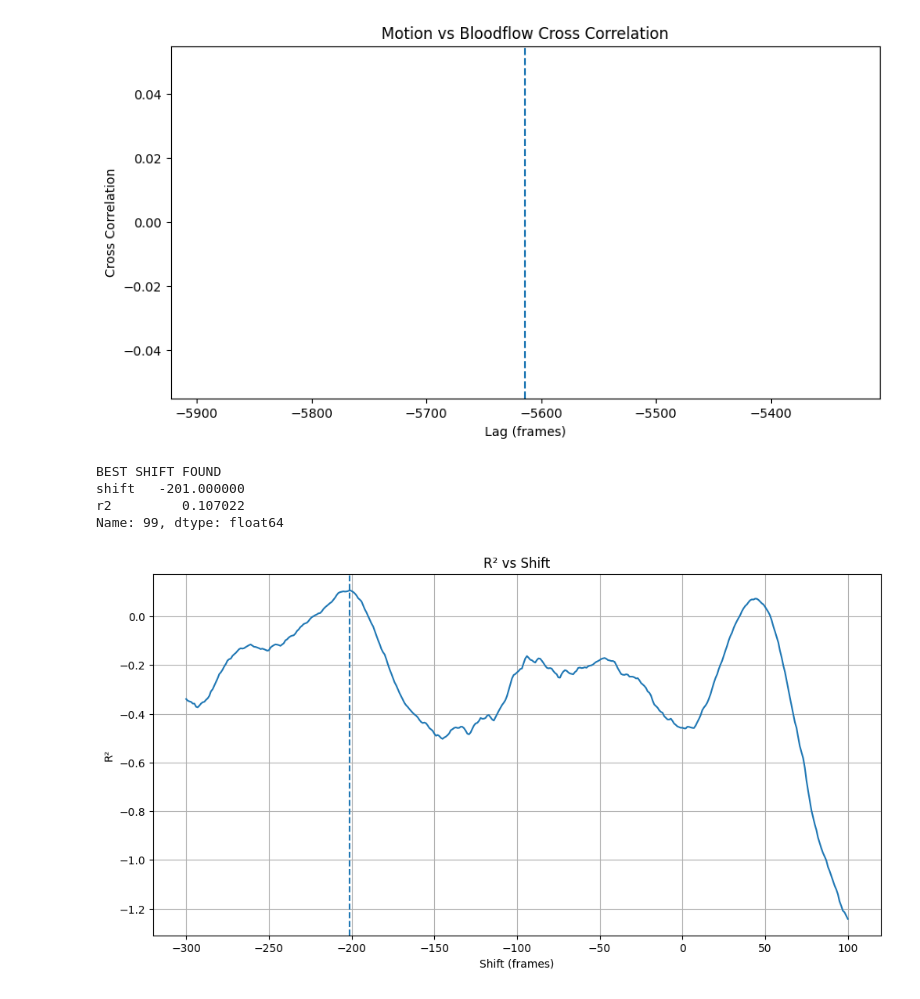
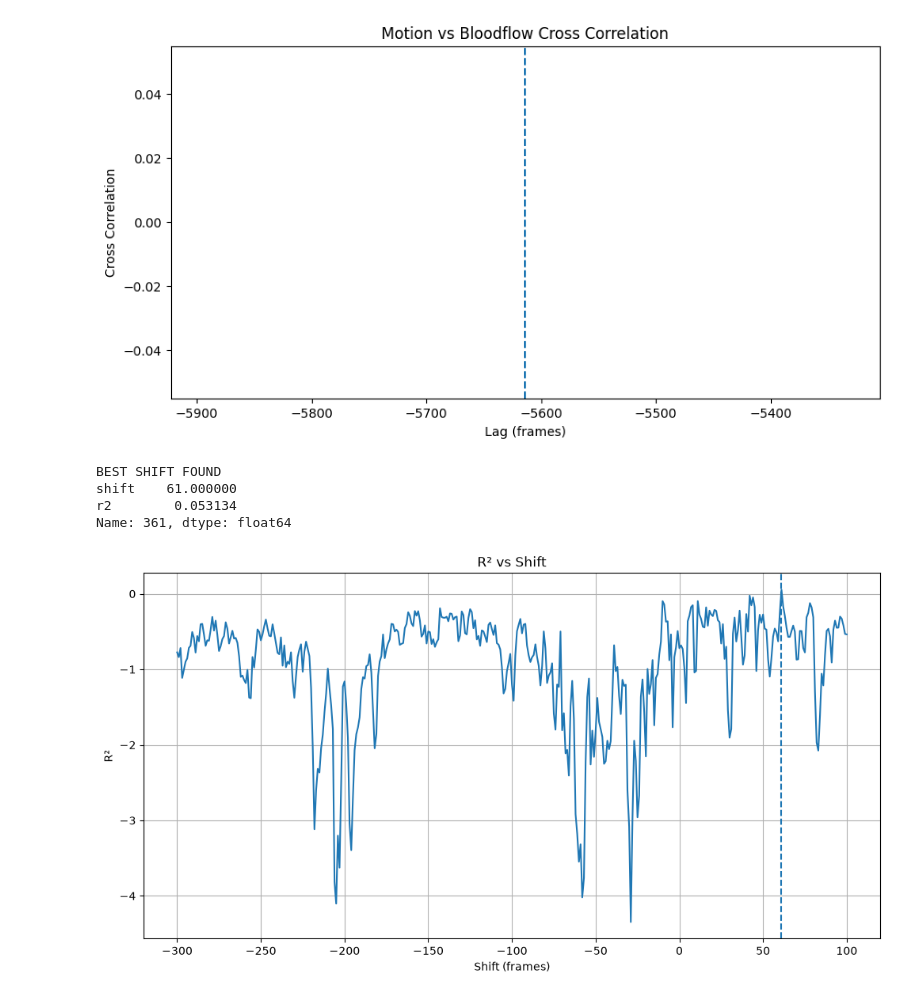
Before and after one commit to MindBodySignalingLab/Analysis-Scripts, a Jupyter notebook: pose_analysis/machine_learning.ipynb, the cells around one changed output. Cells and saved outputs as stored; diff of their text form; code cells hidden in the pictures.

```diff
--- a/pose_analysis/machine_learning.ipynb
+++ b/pose_analysis/machine_learning.ipynb
@@ -1,6 +1,6 @@
 # %%
 import pandas as pd
-odf = pd.read_csv("combined_data.csv",index_col = 0)
+odf = pd.read_csv("new_pose_detection/data/angela_final.csv",index_col = 0)
 odf
 # %% [output]
 |  | Frame | time_sec | angle_1_deg | angle_2_deg | angle_3_deg | angle_4_deg | angle_5_deg | angle_6_deg | ... |
@@ -59,7 +59,7 @@ R2 Score of 0.8 and above is good, but different machine learning algorithm also
 # %%
 import pandas as pd
 for i in range(0, 300):
-    odf = pd.read_csv("combined_data.csv",index_col = 0)
+    odf = pd.read_csv("new_pose_detection/data/angela_final.csv",index_col = 0)
 
     #Make a copy of odf
     df = odf.copy()
@@ -156,7 +156,7 @@ from sklearn.linear_model import LinearRegression
 from sklearn.metrics import r2_score
 import matplotlib.pyplot as plt
 
-odf = pd.read_csv("combined_data.csv", index_col=0)
+odf = pd.read_csv("new_pose_detection/data/angela_final.csv", index_col=0)
 
 results = []
 
@@ -179,34 +179,34 @@ for shift in range(-300, 101):
         test_size=0.2,
         shuffle=False
     )
 
     model = LinearRegression()
     model.fit(X_train, y_train)
 
     preds = model.predict(X_test)
 
     r2 = r2_score(y_test, preds)
 
     results.append((shift, r2))
 
 results_df = pd.DataFrame(results, columns=["shift", "r2"])
 
 best_row = results_df.loc[results_df["r2"].idxmax()]
 
 print("\nBEST SHIFT FOUND")
 print(best_row)
 
 plt.figure(figsize=(12,6))
 plt.plot(results_df["shift"], results_df["r2"])
 plt.axvline(best_row["shift"], linestyle="--")
 plt.xlabel("Shift (frames)")
 plt.ylabel("R²")
 plt.title("R² vs Shift")
 plt.grid(True)
 plt.show()
 # %% [output]
 BEST SHIFT FOUND
-shift   -201.000000
-r2         0.107022
-Name: 99, dtype: float64
+shift    61.000000
+r2        0.053134
+Name: 361, dtype: float64
-[figure, old version]
+[figure, new version]
```
Also changed, not shown: parts of 3 cells of this notebook, 55 other files.
